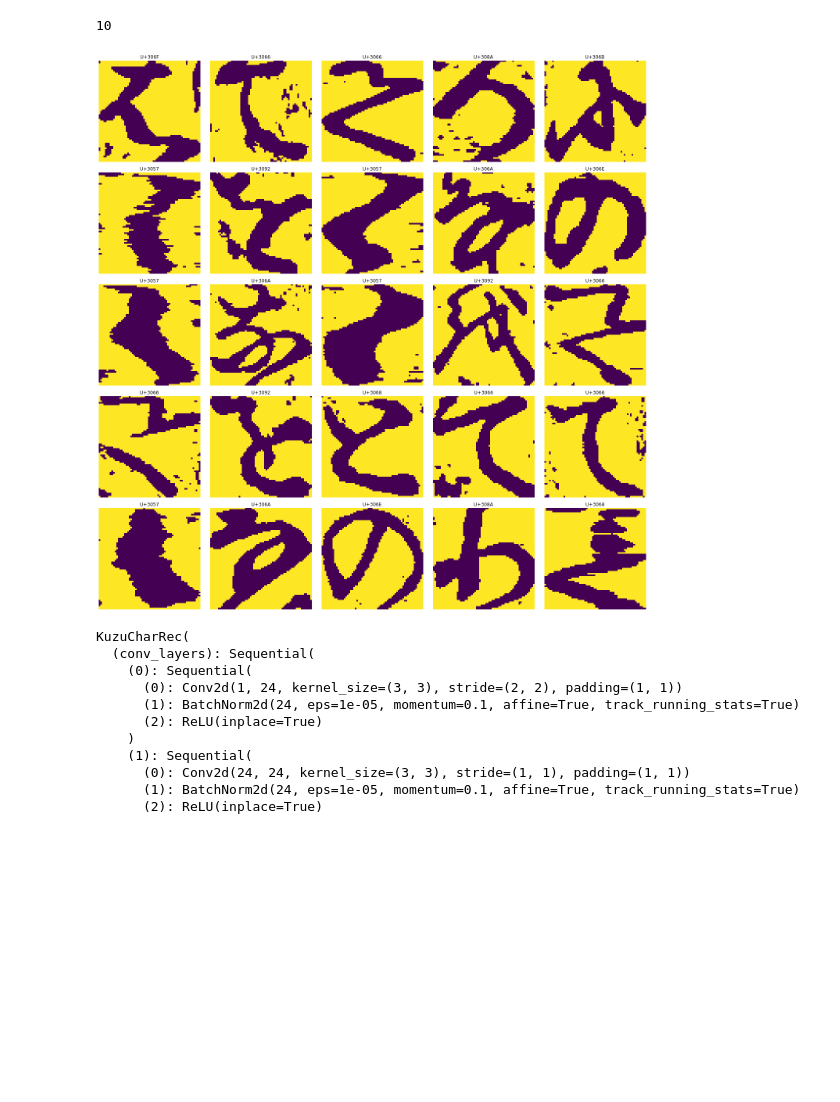
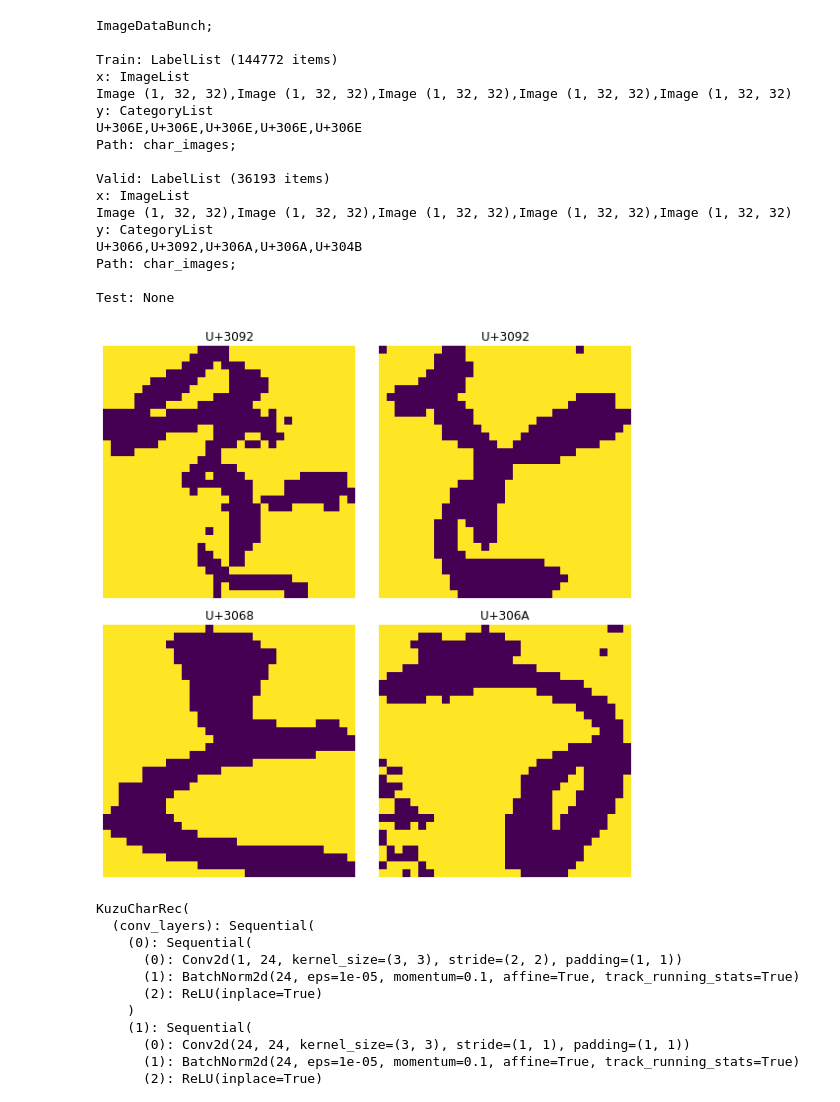
Before and after one commit to abcde13/KuzushijiRecognizer, a Jupyter notebook: character_recognizer.ipynb, the cells around one changed output. Cells and saved outputs as stored; diff of their text form; code cells hidden in the pictures; blank space fills up the shorter version.

```diff
--- a/character_recognizer.ipynb
+++ b/character_recognizer.ipynb
@@ -32,14 +32,30 @@ db = ImageList.from_folder('./char_images') \
             .filter_by_folder(['U+306B', 'U+306E', 'U+3057', 'U+3066', 'U+3068', 'U+3092', 'U+306F', 'U+304B', 'U+308A', 'U+306A']) \
             .split_by_rand_pct() \
             .label_from_folder() \
-            .transform([[binarize()], [binarize()]], size=(64,64)) \
+            .transform([[binarize()], [binarize()]], size=(32,32)) \
             .databunch(bs=256)
 # %%
-db.show_batch(rows=5)
-db.c
+db.show_batch(rows=2)
+db
 # %% [output]
-10
+ImageDataBunch;
+
+Train: LabelList (144772 items)
+x: ImageList
+Image (1, 32, 32),Image (1, 32, 32),Image (1, 32, 32),Image (1, 32, 32),Image (1, 32, 32)
+y: CategoryList
+U+306E,U+306E,U+306E,U+306E,U+306E
+Path: char_images;
+
+Valid: LabelList (36193 items)
+x: ImageList
+Image (1, 32, 32),Image (1, 32, 32),Image (1, 32, 32),Image (1, 32, 32),Image (1, 32, 32)
+y: CategoryList
+U+3066,U+3092,U+306A,U+306A,U+304B
+Path: char_images;
+
+Test: None
-[figure, old version]
+[figure, new version]
 # %%
 loss = nn.CrossEntropyLoss()
 
```
Also changed, not shown: parts of 5 cells of this notebook, 6 other files.
